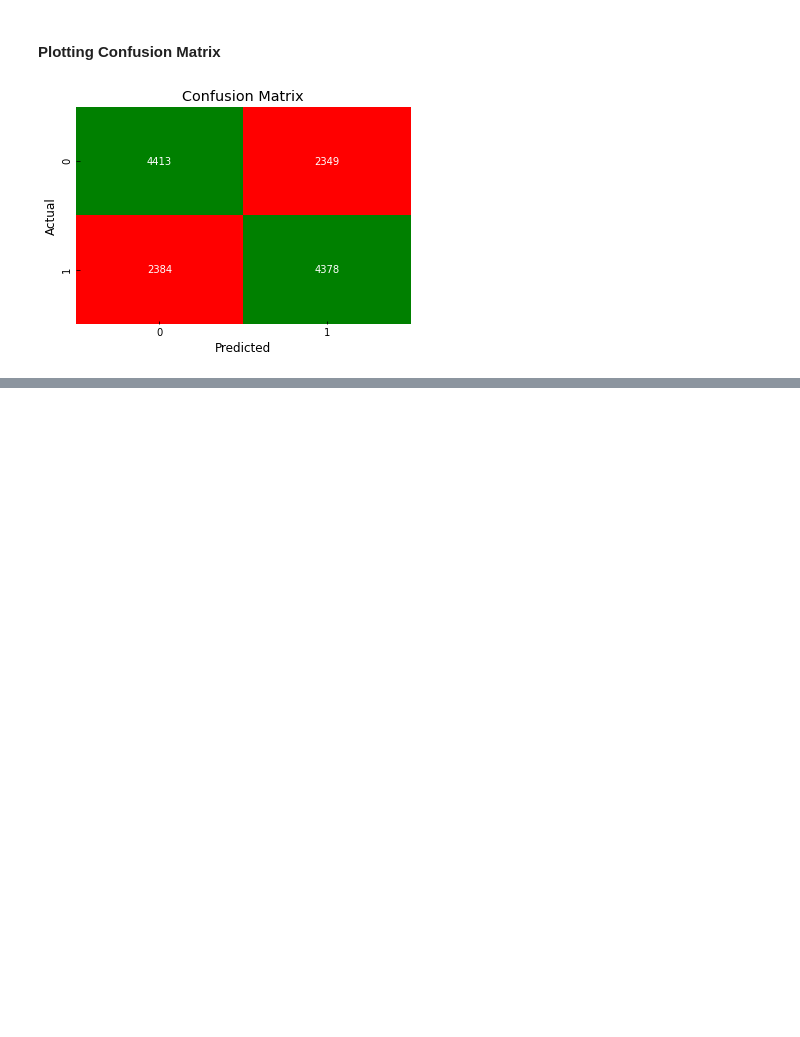
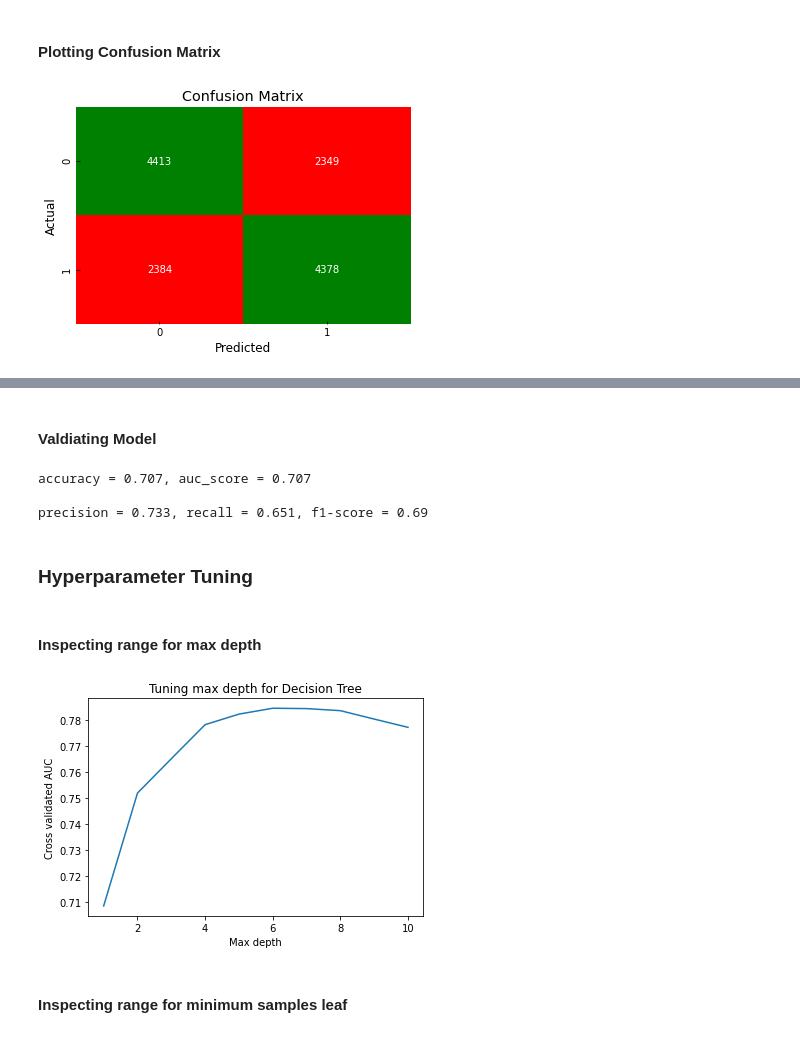
Before and after one commit to jackbustertann/cardiovascular_disease_detection, a Jupyter notebook: index.ipynb, the cells around one changed output, grey strips where cells are left out. Saved outputs shown, nothing was run; the diff lists cells and outputs as text; code cells hidden in the pictures; blank space fills up the shorter version.

Commit message:
training and validating decision tree model

```diff
--- a/index.ipynb
+++ b/index.ipynb
@@ -398,0 +410,33 @@ custom_confusion_matrix(y_test, y_test_hat)
+# %%
+tree = DecisionTreeClassifier()
+base_tree_model = tree.fit(X_train_binned, y_train)
+
+y_test_hat = base_tree_model.predict(X_test_binned)
+# %% [markdown]
+#### Valdiating Model
+# %%
+classification_metrics(y_test, y_test_hat)
+# %% [output]
+accuracy = 0.707, auc_score = 0.707
+
+precision = 0.733, recall = 0.651, f1-score = 0.69
+# %% [markdown]
+### Hyperparameter Tuning
+# %% [markdown]
+#### Inspecting range for max depth
+# %%
+depths = range(1,11)
+scores = []
+for depth in depths:
+    tree = DecisionTreeClassifier(max_depth = depth)
+    score = np.mean(cross_val_score(tree, X_train_binned, y_train, scoring = 'roc_auc', cv = 5))
+    scores.append(score)
+# %%
+plt.plot(depths, scores)
+plt.title('Tuning max depth for Decision Tree')
+plt.xlabel('Max depth')
+plt.ylabel('Cross validated AUC');
+# %% [output]
+[figure, added]
+# %% [markdown]
+#### Inspecting range for minimum samples leaf
```
Also changed, not shown: parts of 28 cells of this notebook.
